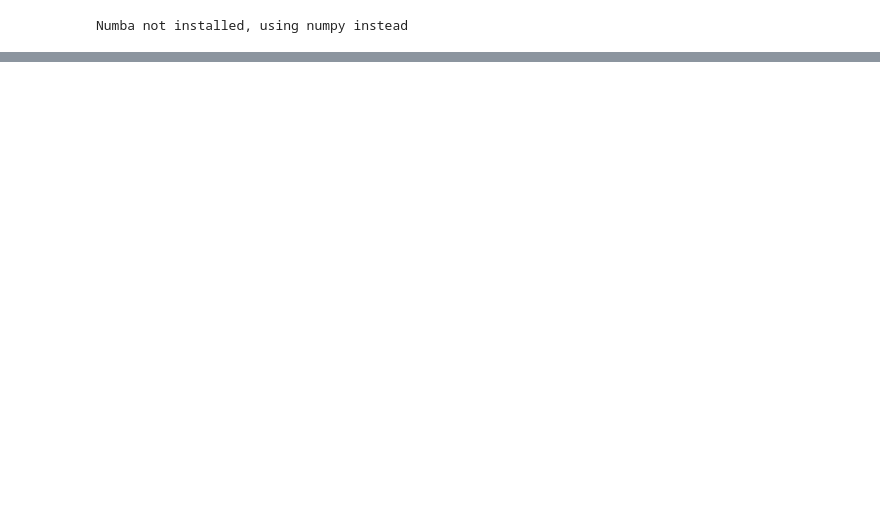
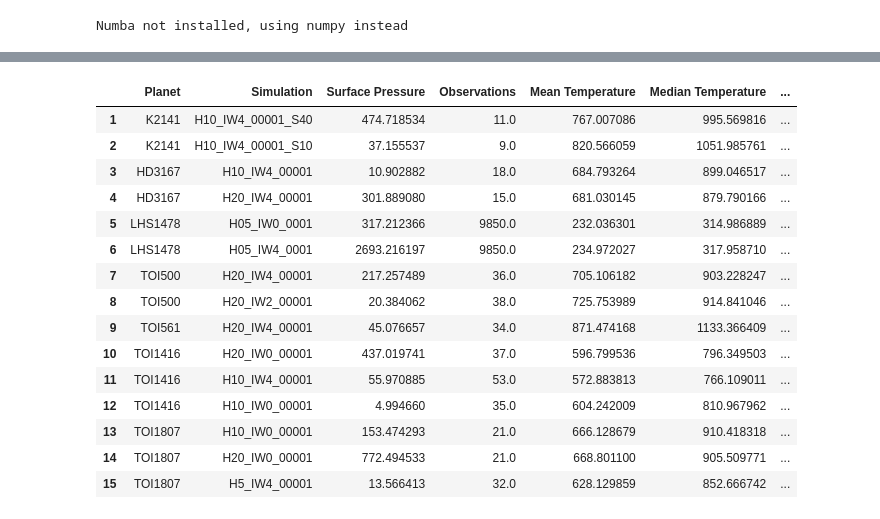
Before and after one commit to lorlo9999/MasterThesis, a Jupyter notebook: blackbody-fit.ipynb, the cells around one changed output, grey strips where cells are left out. Drawn from its saved outputs; the diff is of its cells as text; code cells hidden in the pictures; blank space fills up the shorter version.

```diff
--- a/blackbody-fit.ipynb
+++ b/blackbody-fit.ipynb
@@ -115,7 +115,7 @@ star_age = [10.2, 6.3, 5.6, 5.1, 5, 11, 6.9, 0.3] #Gyr
 # %%
 # Input parameters
 
-name = planet_names[1] # <- input planet name
+name = planet_names[7] # <- input planet name
 mass = planet_masses[planet_names.index(name)] #Earth masses
 distance = planet_distances[planet_names.index(name)] #AU
 period = planet_period[planet_names.index(name)] #days
@@ -174,5 +198,5 @@ H10_IW4_00001_S10
 # %%
-folder = 'H10_IW4_00001_S40' # <- input folder name for simulation
+folder = 'H5_IW4_00001' # <- input folder name for simulation
 
 simulation_folder = os.path.join(f"PLANETS/{name}/", folder)
 
@@ -330,7 +354,7 @@ def signed_planet_spectra(wavelength, temperature):
 
 
 #find lowest number of obs before 1-sigma lower limit for temperature is above 0K
-for obs in np.arange(5,100,1):
+for obs in np.arange(28,60,1):
     locals()[f"T_{name}_{os.path.basename(simulation_folder)}"] = []
 
     sigma_obs = noise / np.sqrt(obs)
@@ -374,6 +398,7 @@ for obs in np.arange(5,100,1):
     #find mean and std of temperature distribution
     mean_temp = np.mean(temperature_dist)
     std_temp = np.std(temperature_dist)
+    median_temp = np.median(temperature_dist)
 
     #find 1 sigma confidence interval
     q_low_1, q_high_1 = np.percentile(temperature_dist, [15.865, 84.135])
@@ -386,7 +411,7 @@ for obs in np.arange(5,100,1):
 
     print(f"Analysed for {obs} observations. Mean temperature: {mean_temp:.2f} K, 1-sigma lower limit: {q_low_1:.2f} K, 1-sigma upper limit: {q_high_1:.2f} K")
 
-    if q_low_1 > 0:
+    if q_low_1 >= 0:
         print(f"{obs} observations for {name} - {os.path.basename(simulation_folder)}; Mean temperature: {mean_temp:.2f} K, 1-sigma lower limit: {q_low_1:.2f} K, 1-sigma upper limit: {q_high_1:.2f} K")
 
         break
@@ -449,0 +472,31 @@ plt.legend()
+# %%
+#save results in dataframe, storing mean, std, and confidence intervals for each number of observations for corresponding planet name and simulation folder in a new row
+results_df.loc[len(results_df)+1] = {
+    'Planet': name,
+    'Simulation': os.path.basename(simulation_folder),
+    'Surface Pressure': pmax / 1e5, #convert Pa to bar
+    'Observations': obs,
+    'Mean Temperature': mean_temp,
+    'Median Temperature': median_temp,
+    '1-sigma Lower': q_low_1,
+    '1-sigma Upper': q_high_1}
+# %%
+#drop all rows
+results_df
+# %% [output]
+|  | Planet | Simulation | Surface Pressure | Observations | Mean Temperature | Median Temperature | ... |
+| 1 | K2141 | H10_IW4_00001_S40 | 474.718534 | 11.0 | 767.007086 | 995.569816 | ... |
+| 2 | K2141 | H10_IW4_00001_S10 | 37.155537 | 9.0 | 820.566059 | 1051.985761 | ... |
+| 3 | HD3167 | H10_IW4_00001 | 10.902882 | 18.0 | 684.793264 | 899.046517 | ... |
+| 4 | HD3167 | H20_IW4_00001 | 301.889080 | 15.0 | 681.030145 | 879.790166 | ... |
+| 5 | LHS1478 | H05_IW0_0001 | 317.212366 | 9850.0 | 232.036301 | 314.986889 | ... |
+| 6 | LHS1478 | H05_IW4_0001 | 2693.216197 | 9850.0 | 234.972027 | 317.958710 | ... |
+| 7 | TOI500 | H20_IW4_00001 | 217.257489 | 36.0 | 705.106182 | 903.228247 | ... |
+| 8 | TOI500 | H20_IW2_00001 | 20.384062 | 38.0 | 725.753989 | 914.841046 | ... |
+| 9 | TOI561 | H20_IW4_00001 | 45.076657 | 34.0 | 871.474168 | 1133.366409 | ... |
+| 10 | TOI1416 | H20_IW0_00001 | 437.019741 | 37.0 | 596.799536 | 796.349503 | ... |
+| 11 | TOI1416 | H10_IW4_00001 | 55.970885 | 53.0 | 572.883813 | 766.109011 | ... |
+| 12 | TOI1416 | H10_IW0_00001 | 4.994660 | 35.0 | 604.242009 | 810.967962 | ... |
+| 13 | TOI1807 | H10_IW0_00001 | 153.474293 | 21.0 | 666.128679 | 910.418318 | ... |
+| 14 | TOI1807 | H20_IW0_00001 | 772.494533 | 21.0 | 668.801100 | 905.509771 | ... |
+| 15 | TOI1807 | H5_IW4_00001 | 13.566413 | 32.0 | 628.129859 | 852.666742 | ... |
```
Also changed, not shown: parts of 10 cells of this notebook, 1 other file.
